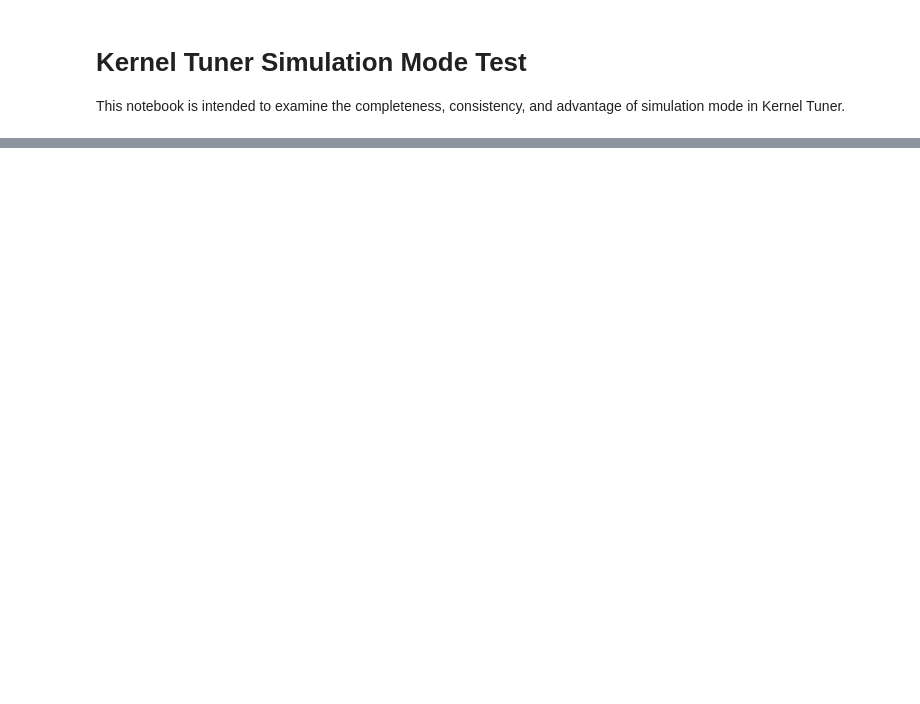
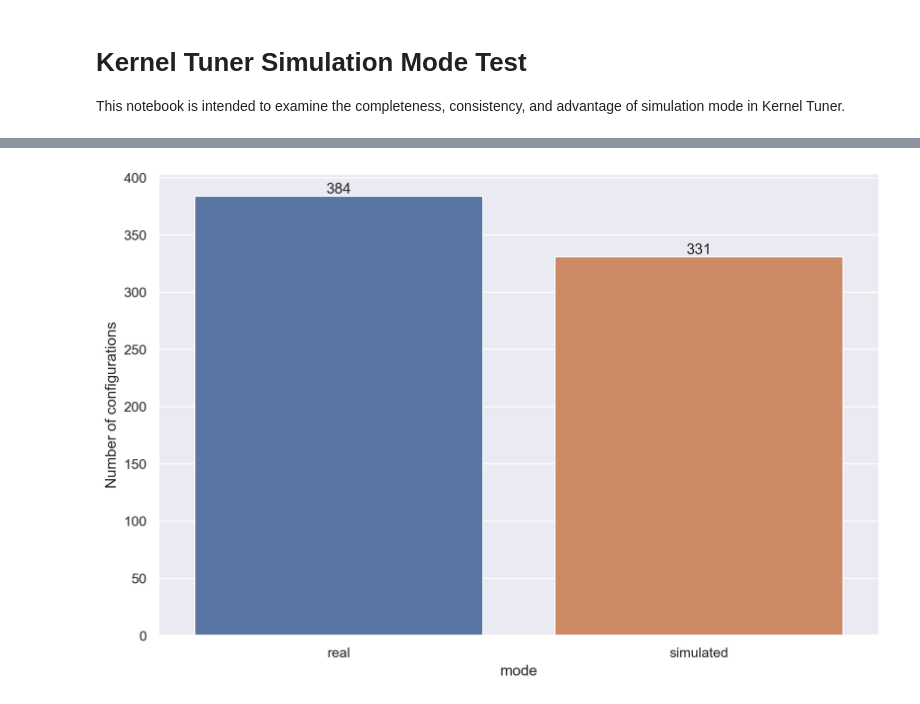
Before and after one commit to fjwillemsen/kernel_tuner_paper, a Jupyter notebook: test_simulation.ipynb, the cells around one changed output, grey strips where cells are left out. Drawn from its saved outputs; the diff is of its cells as text; code cells hidden in the pictures; blank space fills up the shorter version.

```diff
--- a/test_simulation.ipynb
+++ b/test_simulation.ipynb
@@ -31,6 +31,7 @@ algorithm_displaynames = {
 plot_height = 6
 plot_aspect = 2.0
 plot_dpi = 250
+sns.set_theme(rc={'figure.figsize':(plot_height*plot_aspect,plot_height)})
 # %%
 def get_dataframes() -> Tuple[pd.DataFrame, pd.DataFrame]:
 
@@ -107,0 +108,11 @@ df_env
+# %%
+fig = plt.gcf()
+fig.set_size_inches(9, plot_height)
+fig.set_dpi(plot_dpi)
+g = sns.countplot(data=df_cache, x='mode')
+g.set_ylabel("Number of configurations")
+g.bar_label(g.containers[0])
+plt.tight_layout()
+plt.savefig(savedirectory / "Q2_count")
+# %% [output]
+[figure, added]
```
Also changed, not shown: parts of 6 cells of this notebook.
